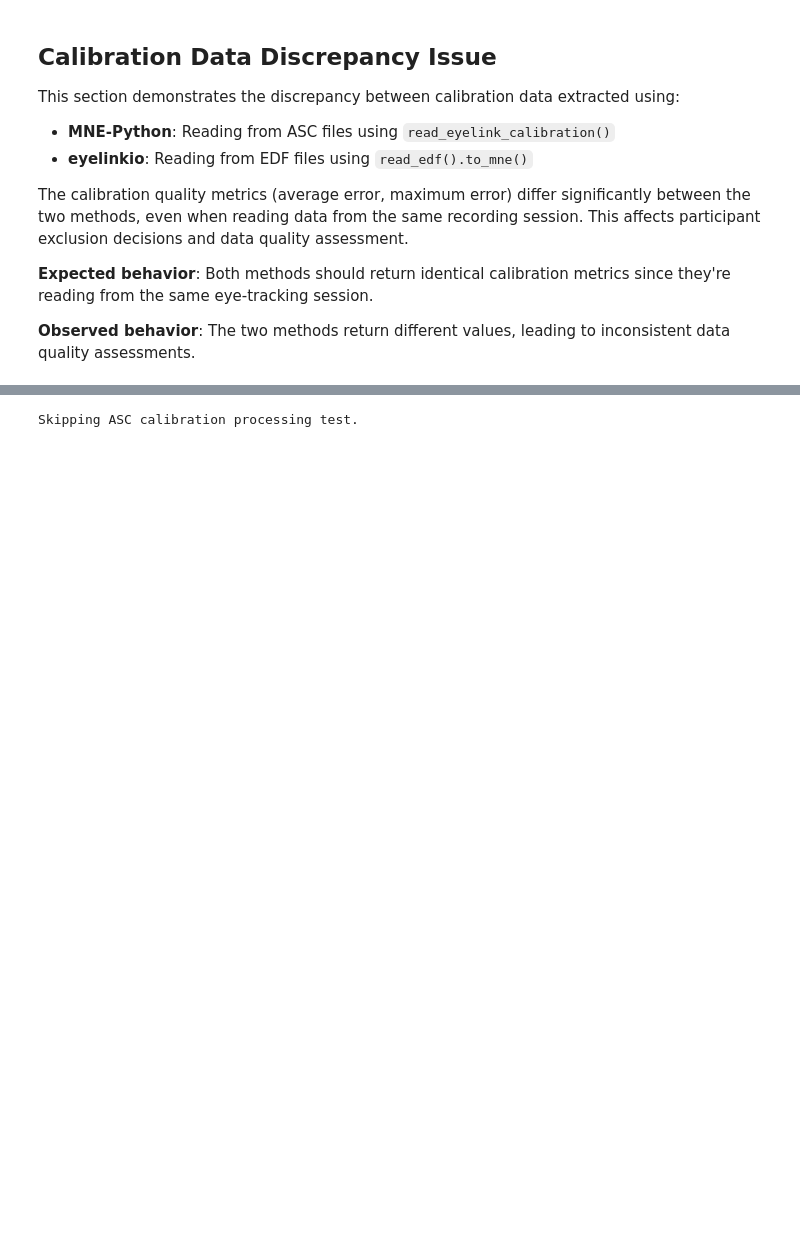
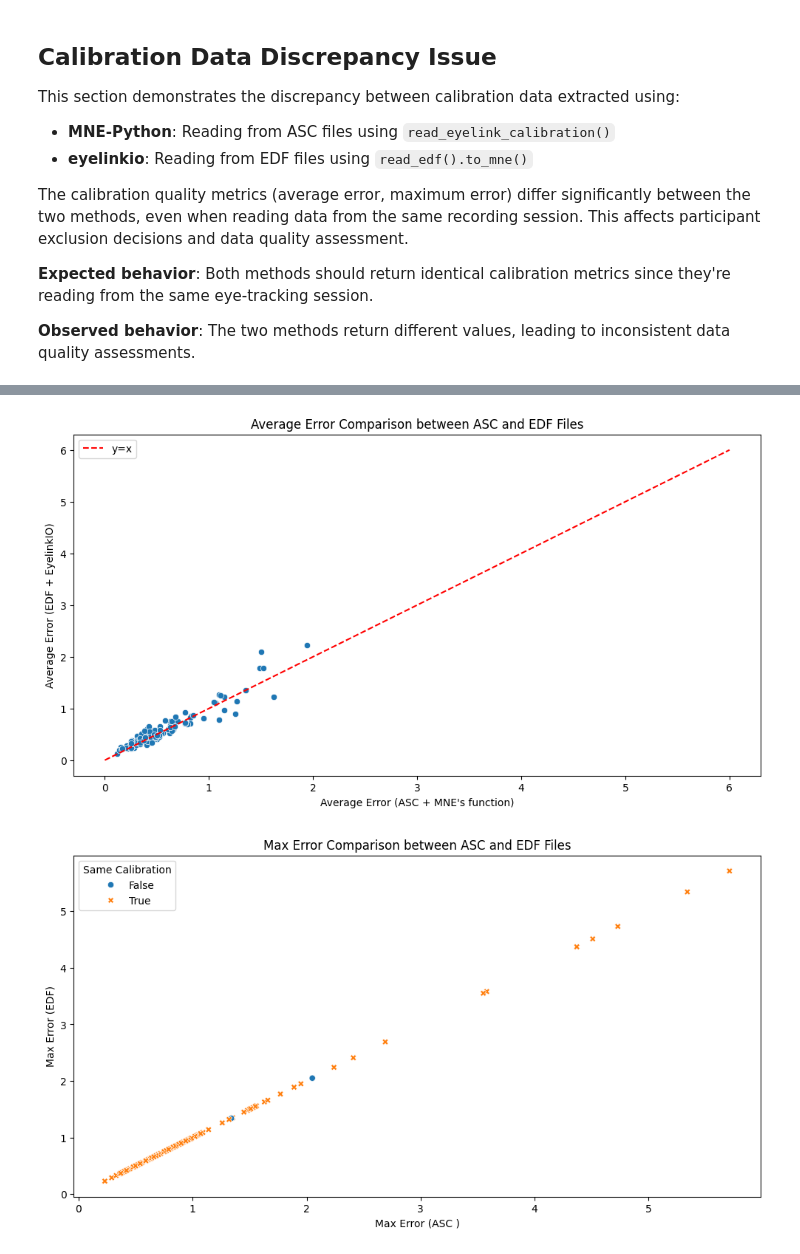
Before and after one commit to gabrielblancogomez/q1k_neurosubs, a Jupyter notebook: code/et/2_gap_et_preprocessing.ipynb, the cells around one changed output, grey strips where cells are left out. Drawn from its saved outputs; the diff is of its cells as text; code cells hidden in the pictures; blank space fills up the shorter version.

Commit message:
Added discrepancy check for calibration data between ASC and EDF files Updated calibration data processing to include EDF files

```diff
--- a/code/et/2_gap_et_preprocessing.ipynb
+++ b/code/et/2_gap_et_preprocessing.ipynb
@@ -49,7 +49,7 @@ Set the key parameters for preprocessing analysis.
 date = "2025_06_27"
 min_n_trials_per_condition = 6
 full_preprocessing = False
-run_test = False
+run_test = True
 # %%
 
 def df_to_table(doc, df):
@@ -817,6 +850,8 @@ The calibration quality metrics (average error, maximum error) differ significan
 # Process calibration data from ASC files for the main preprocessing pipeline
 # This uses MNE-Python's read_eyelink_calibration function
 
+# Save edf calibration data to new df
+calibration_df_edf= calibration_df.copy()
 if run_test:
     print("Running test for ASC calibration processing...")
     calibration_data = {}
@@ -883,8 +918,8 @@ if run_test:
         # Add the data to the dictionary
         calibration_data[subject_id] = {
             'n_calibrations': len(cals),
-            "last_avg_error": last_avg_error,
-            "last_max_error": last_max_error,
+            "avg_error": last_avg_error,
+            "max_error": last_max_error,
             "calibration_quality": calibration_quality,
         }
 
@@ -913,38 +964,38 @@ if run_test:
 
 
     # Remove subject with average error higher than 6
-    calibration_df_merged = calibration_df_merged[calibration_df_merged["last_avg_error"] < 6]
-    calibration_df_merged = calibration_df_merged[calibration_df_merged["avg_error"] < 6]
+    calibration_df_merged = calibration_df_merged[calibration_df_merged["max_error_asc"] < 6]
     # Plot average error and max error for both asc and edf files
     plt.figure(figsize=(12, 6))
-    sns.scatterplot(data=calibration_df_merged, x="last_avg_error", y="avg_error")
+    sns.scatterplot(data=calibration_df_merged, x="avg_error_asc", y="avg_error_edf")
     plt.title("Average Error Comparison between ASC and EDF Files")
     plt.xlabel("Average Error (ASC + MNE's function)")
     plt.ylabel("Average Error (EDF + EyelinkIO)")
     plt.legend(title="Same Calibration")
     # Plot diagnonal line for both plots
     x = np.linspace(0, 6, 100)
     plt.plot(x, x, color='red', linestyle='--', label='y=x')
     plt.legend()
 
     # Plot largest max error for both asc and edf files
     plt.figure(figsize=(12, 6))
-    sns.scatterplot(data=calibration_df_merged, x="last_max_error", y="max_error", hue="same_calibration", style="same_calibration")
+    sns.scatterplot(data=calibration_df_merged, x="max_error_asc", y="max_error_edf", hue="same_calibration", style="same_calibration")
     plt.title("Max Error Comparison between ASC and EDF Files")
     plt.xlabel("Max Error (ASC )")
     plt.ylabel("Max Error (EDF)")
     plt.legend(title="Same Calibration")
     # Show legend
     plt.legend(title="Same Calibration")
     # Show the plot
     plt.show()
 
 
 
 else:
     print("Skipping ASC calibration processing test.")
 # %% [output]
-Skipping ASC calibration processing test.
+[figure, added]
+[figure, added]
 # %%
 if run_test:
     # Check a data from two subjects
```
Also changed, not shown: parts of 10 cells of this notebook, 1 other file.
